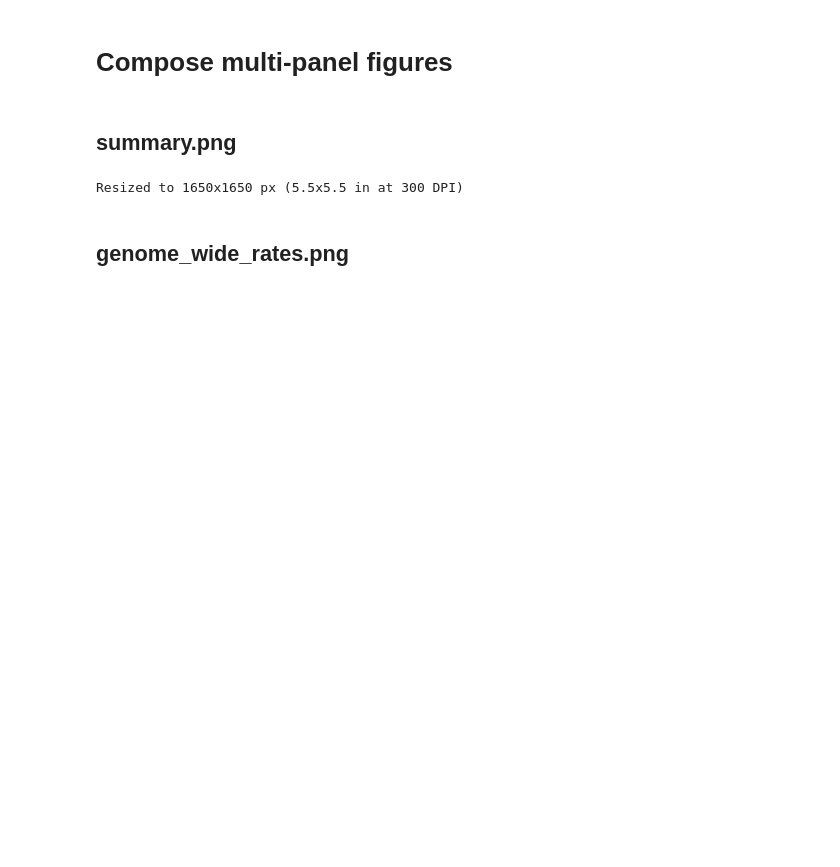
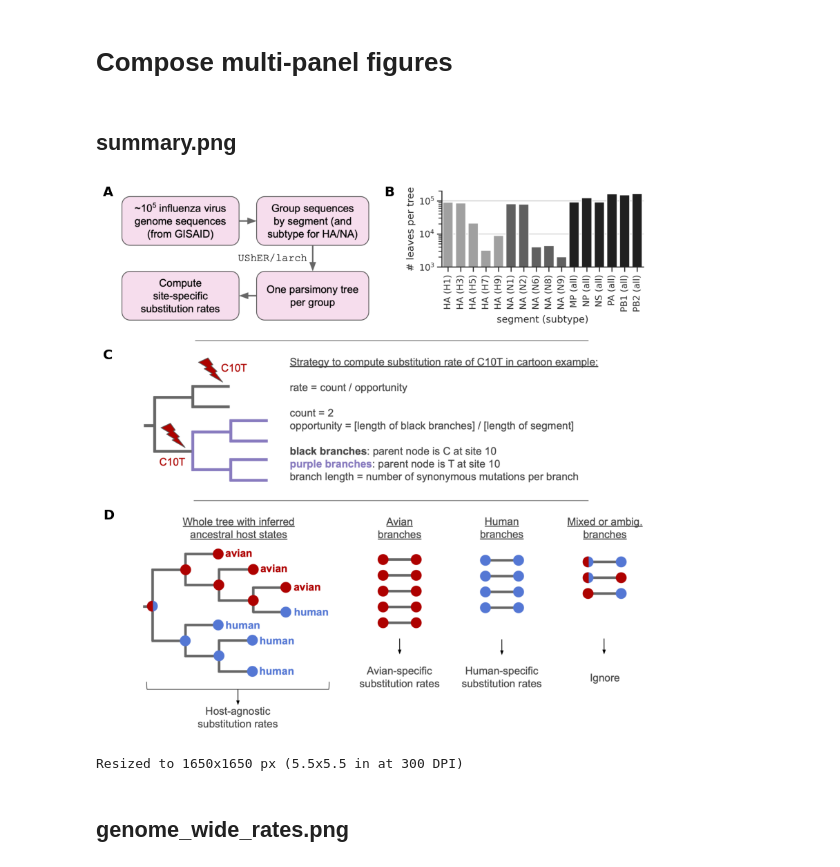
Before and after one commit to matsengrp/flu-mut-rates, a Jupyter notebook: notebooks/compose_figures.ipynb, the cells around one changed output. Cells and saved outputs as stored; diff of their text form; code cells hidden in the pictures; blank space fills up the shorter version.

```diff
--- a/notebooks/compose_figures.ipynb
+++ b/notebooks/compose_figures.ipynb
@@ -24,9 +24,9 @@ data_dir = os.path.normpath(os.path.join(_config_dir, _config["data_dir"]))
 # internal sections get C and D labels at the figure's far-left x
 # (aligned with A), each placed just below the corresponding internal
 # horizontal line in the source PNG.
-img_a = mpimg.imread("../results/figures/summary_concept_map.png")
+img_a = mpimg.imread("../data/pngs/summary_concept_map.png")
 img_b = mpimg.imread(os.path.join(data_dir, "figures/leaves_per_tree.png"))
-img_cd = mpimg.imread("../results/figures/tree_summary.png")
+img_cd = mpimg.imread("../data/pngs/tree_summary.png")
 
 ar_a = img_a.shape[0] / img_a.shape[1]
 ar_b = img_b.shape[0] / img_b.shape[1]
@@ -71,33 +71,35 @@ ax_a.imshow(img_a)
 ax_a.axis("off")
 
 ax_b = fig.add_axes([b_x0, b_bot_y, panel_w_ab / fig_width_in, b_h_in / fig_height_in])
 ax_b.imshow(img_b)
 ax_b.axis("off")
 
 ax_cd = fig.add_axes([a_x0, row2_bot_y, cd_w_in / fig_width_in, cd_h_in / fig_height_in])
 ax_cd.imshow(img_cd)
 ax_cd.axis("off")
 
 label_kwargs = dict(fontsize=14, fontweight="bold", va="top", ha="left")
 label_x = 0.005
 
 fig.text(label_x, row1_top_y, "A", **label_kwargs)
 fig.text(b_x0 - 0.03, row1_top_y, "B", **label_kwargs)
 
 # Internal horizontal lines in tree_summary.png live at y_px = 38 and
 # y_px = 251 (image height = 540 px). Pad a few px below each line so
 # the label cap sits just below the rule rather than touching it.
 img_h_px = img_cd.shape[0]
 cd_h_frac = cd_h_in / fig_height_in
 label_pad_px = 4
 c_y = row2_top_y - (38 + label_pad_px) / img_h_px * cd_h_frac
 d_y = row2_top_y - (731 + label_pad_px) / img_h_px * cd_h_frac
 
 fig.text(label_x, c_y, "C", **label_kwargs)
 fig.text(label_x, d_y, "D", **label_kwargs)
 
 plt.savefig("../results/figures/summary.png", dpi=300, bbox_inches="tight")
 plt.show()
+# %% [output]
+[figure, added]
 # %%
 # Resize summary to 5.5 inches wide, preserving aspect ratio and DPI
 dpi = 300
```
Also changed, not shown: parts of 6 cells of this notebook, 44 other files.
